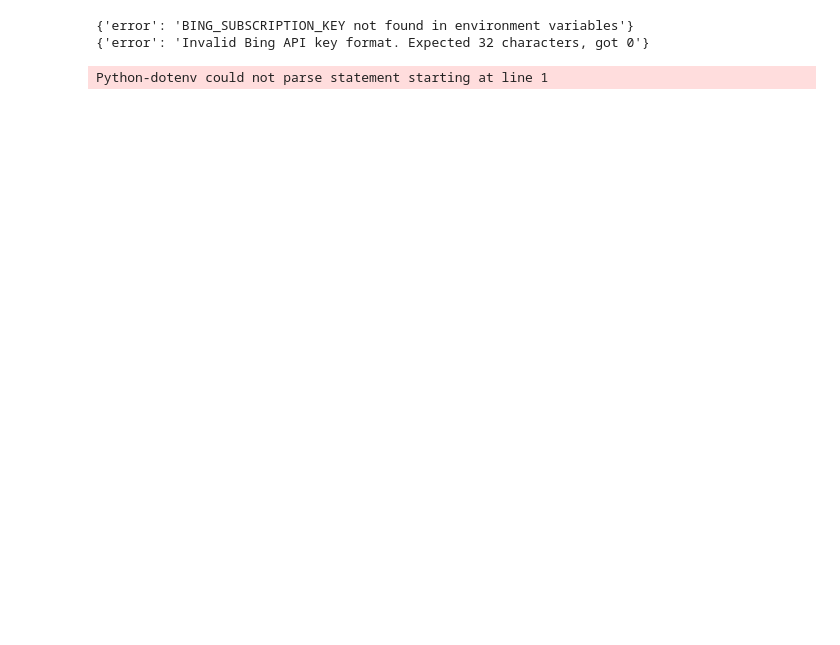
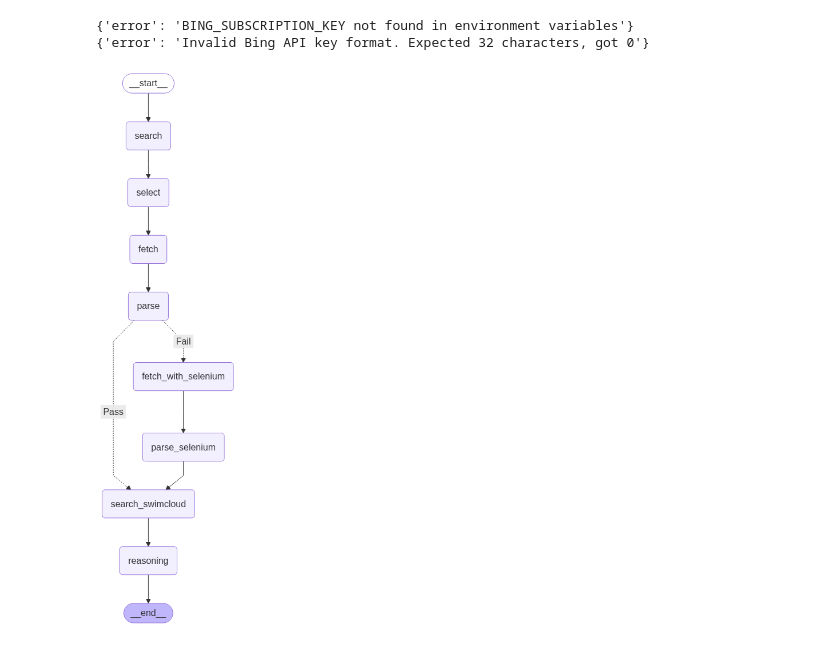
Before and after one commit to jhigh13/tri-recruiting, a Jupyter notebook: etl/lang_agent.ipynb, the cells around one changed output. Cells and saved outputs as stored; diff of their text form; code cells hidden in the pictures; blank space fills up the shorter version.

```diff
--- a/etl/lang_agent.ipynb
+++ b/etl/lang_agent.ipynb
@@ -599,34 +599,36 @@ builder = StateGraph(RunnerProfileState)
 builder.add_node("search",    search_pages)
 builder.add_node("select",    select_profile_page)
 builder.add_node("fetch",     fetch_full_profile)
 builder.add_node("parse",     parse_metadata)
 #builder.add_node("route", route_condition)
 builder.add_node("fetch_with_selenium", fetch_with_selenium)
 builder.add_node("parse_selenium", parse_metadata_selenium)
 builder.add_node("search_swimcloud", search_swimcloud)
 builder.add_node("reasoning", reason_about_swim_background)
 
 builder.add_edge(START, "search")
 builder.add_edge("search", "select")
 builder.add_edge("select", "fetch")
 builder.add_edge("fetch", "parse")
 #builder.add_edge("parse", "check_demographics")
 '''builder.add_conditional_edges("check_demographics", check_runner_demographics, {
         "fetch_with_selenium": "fetch_with_selenium",
         "search_swimcloud": "search_swimcloud",
     },)'''
 builder.add_conditional_edges(
     source="parse",
     path=route_condition,
     path_map={"Fail": "fetch_with_selenium", "Pass": "search_swimcloud"},
 )
 builder.add_edge("fetch_with_selenium", "parse_selenium")
 builder.add_edge("parse_selenium", "search_swimcloud")
 builder.add_edge("search_swimcloud", "reasoning")
 
 builder.set_finish_point("reasoning")
 graph = builder.compile()
-#display(Image(graph.get_graph(xray=True).draw_mermaid_png()))
+display(Image(graph.get_graph(xray=True).draw_mermaid_png()))
+# %% [output]
+[figure, added]
 # %%
 import sys
 from pathlib import Path
@@ -637,8 +639,8 @@ from db.db_connection import get_db_session
 from db.models import Runner
 
 #Import excel spreadsheet to prioritize matching runners
-#SPREADSHEET_PATH = "C:\\Users\\jhigh\\Projects\\tri-recruiting\\etl\\data\\Recruitment Spreadsheet.xlsx"
-SPREADSHEET_PATH ="C:\\Projects\\tri-recruiting\\etl\\data\\Recruitment Spreadsheet.xlsx"
+SPREADSHEET_PATH = "C:\\Users\\jhigh\\Projects\\tri-recruiting\\etl\\data\\Recruitment Spreadsheet.xlsx"
+#SPREADSHEET_PATH ="C:\\Projects\\tri-recruiting\\etl\\data\\Recruitment Spreadsheet.xlsx"
 
 #SPREADSHEET_PATH = ".\etl\data\RecruitmentSpreadsheet.xlsx"
 dfs: dict[str, pd.DataFrame] = pd.read_excel(SPREADSHEET_PATH, sheet_name=None)
@@ -712,8 +714,6 @@ def save_runner_profile(result: dict) -> None:
         session.rollback()
     finally:
         session.close()
-# %% [output]
-Python-dotenv could not parse statement starting at line 1
 # %%
 runner_name, college, excel_swimmer = get_next_runner()
 print(f"Updating runner: {runner_name}, {college}")
```
Also changed, not shown: parts of 4 cells of this notebook.
